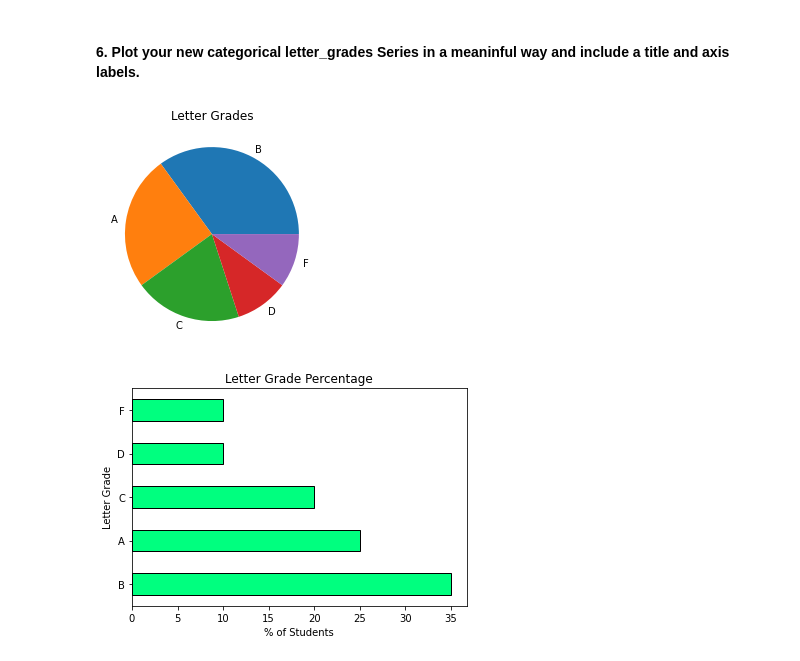
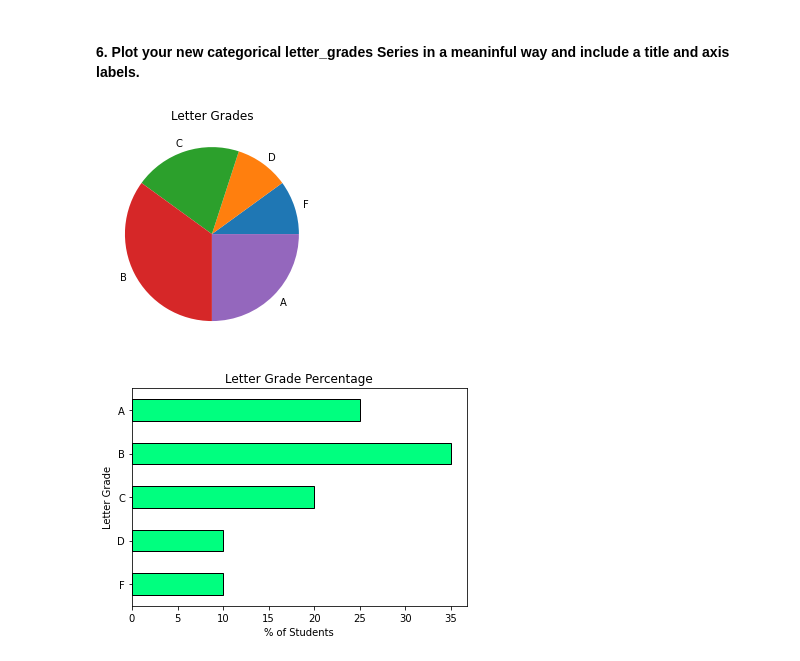
Before and after one commit to adam-talbot/numpy-pandas-visualization-exercises, a Jupyter notebook: pandas_series.ipynb, the cells around one changed output. Cells and saved outputs as stored; diff of their text form; code cells hidden in the pictures.

```diff
--- a/pandas_series.ipynb
+++ b/pandas_series.ipynb
@@ -661,12 +661,12 @@ dtype: object
 # %% [markdown]
 #### 6. Plot your new categorical letter_grades Series in a meaninful way and include a title and axis labels.
 # %%
-letter_grades.value_counts().plot.pie(title="Letter Grades", ylabel='')
+letter_grades.value_counts().sort_index(ascending=False).plot.pie(title="Letter Grades", ylabel='')
 plt.show()
 # %% [output]
-[figure, old version]
+[figure, new version]
 # %%
-((letter_grades.value_counts()/letter_grades.size)*100).plot.barh(title='Letter Grade Percentage', color='springgreen', ec='black').set(xlabel='% of Students', ylabel='Letter Grade')
+((letter_grades.value_counts()/letter_grades.size)*100).sort_index(ascending=False).plot.barh(title='Letter Grade Percentage', color='springgreen', ec='black').set(xlabel='% of Students', ylabel='Letter Grade')
 plt.show()
 # %% [output]
-[figure, old version]
+[figure, new version]
```
Also changed, not shown: parts of 6 cells of this notebook.
